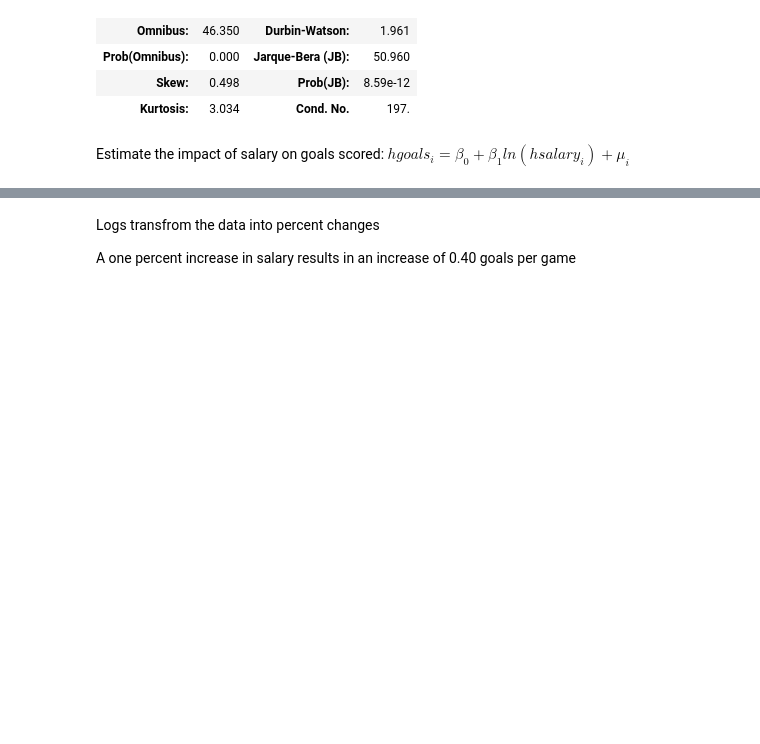
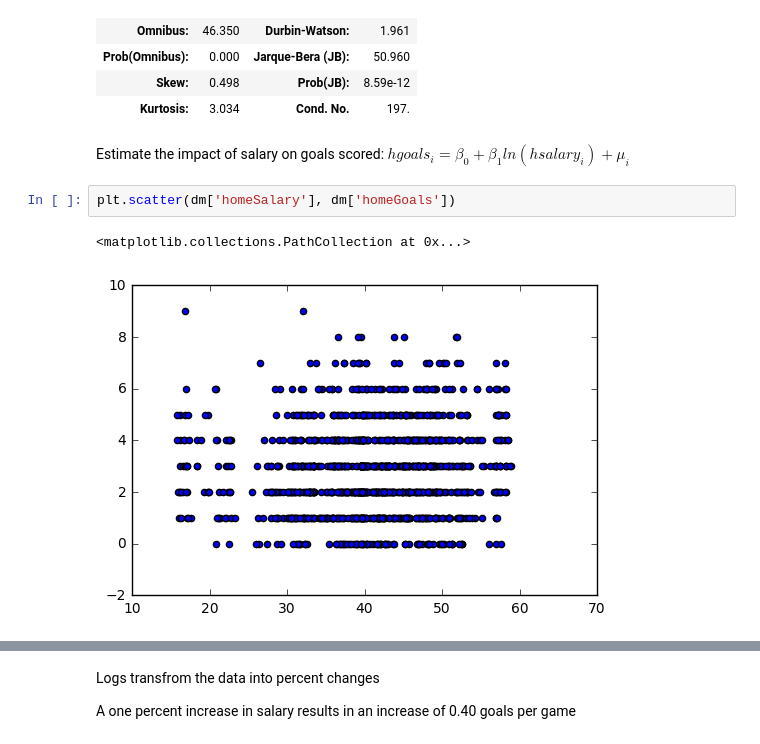
Before and after one commit to stephtselios/4P94, a Jupyter notebook: 04-linear_regression/linear_regression_goals.ipynb, the cells around one changed output, grey strips where cells are left out. Drawn from its saved outputs; the diff is of its cells as text; blank space fills up the shorter version.

```diff
--- a/04-linear_regression/linear_regression_goals.ipynb
+++ b/04-linear_regression/linear_regression_goals.ipynb
@@ -240,3 +229,8 @@ OLS Regression Results
 | Kurtosis: | 3.034 | Cond. No. | 197. |
 # %% [markdown]
 Estimate the impact of salary on goals scored: $hgoals_i = \beta_0 + \beta_1 ln(hsalary_i)  + \mu_i$
+# %%
+plt.scatter(dm['homeSalary'], dm['homeGoals'])
+# %% [output]
+<matplotlib.collections.PathCollection at 0x...>
+[figure, added]
```
Also changed, not shown: parts of 22 cells of this notebook.
